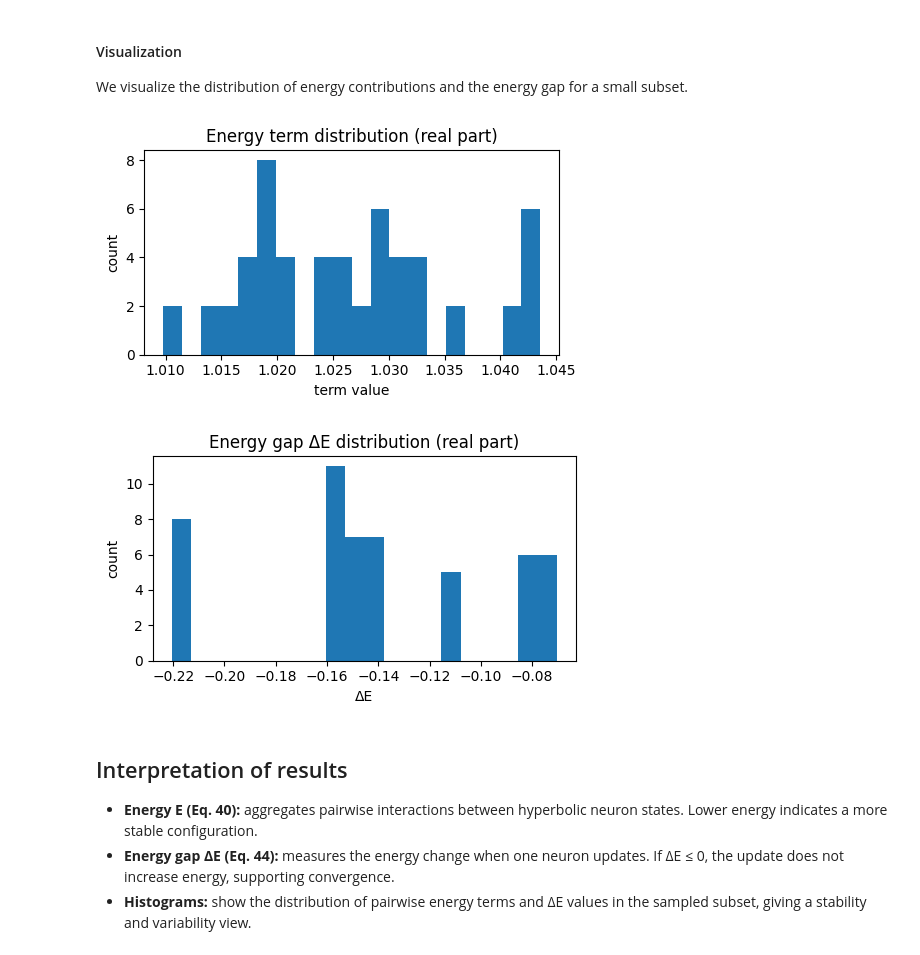
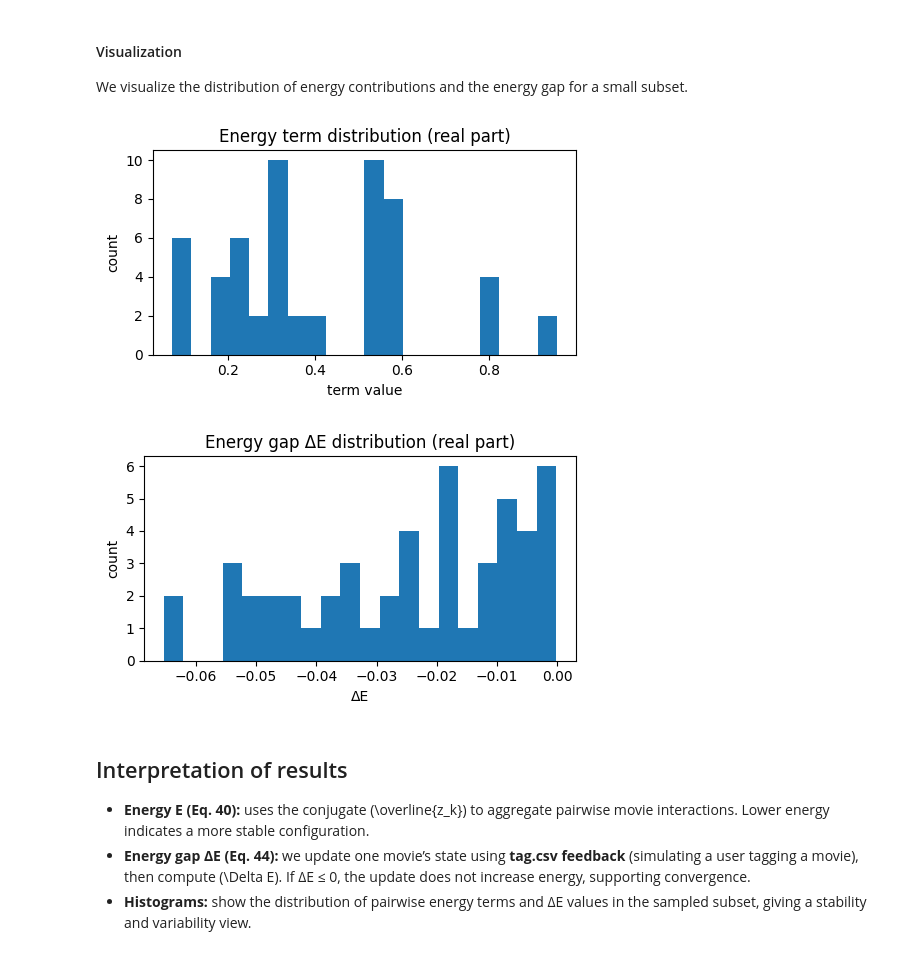
Before and after one commit to yixuan116/MovieLens-with-Restricted-Boltzmann-machine, a Jupyter notebook: notebooks/02_Engy func and gap.ipynb, the cells around one changed output. Cells and saved outputs as stored; diff of their text form; code cells hidden in the pictures.

Commit message:
Update HHNN notebooks with tag feedback and boundary markers.
Made-with: Cursor

```diff
--- a/notebooks/02_Engy func and gap.ipynb
+++ b/notebooks/02_Engy func and gap.ipynb
@@ -152,67 +264,68 @@ Energy gap ΔE (real part): -0.15728784507733096
 We visualize the distribution of energy contributions and the energy gap for a small subset.
 # %%
 # Visualize energy contributions for each pair (k,j)
-K = 8
-A_k = A[:K]
-B_k = B[:K]
+K = min(8, len(movie_ids))
+idx = np.arange(K)
 
 pair_terms = []
 for k in range(K):
     for j in range(K):
         if j == k:
             continue
-        # contribution to energy (real part)
-        a1, b1 = A_k[k], B_k[k]
+        # contribution to energy (real part) using conjugate
+        a1, b1 = z_real_k[k], -z_unip_k[k]
         a2, b2 = W_real[k, j], W_unip[k, j]
-        a3, b3 = A_k[j], B_k[j]
-        r12 = a1 * a2 + b1 * b2
-        u12 = a1 * b2 + b1 * a2
-        r123 = r12 * a3 + u12 * b3
+        a3, b3 = z_real_k[j], z_unip_k[j]
+        r12, u12 = hmul(a1, b1, a2, b2)
+        r123, _ = hmul(r12, u12, a3, b3)
         pair_terms.append(r123)
 
 plt.figure(figsize=(5, 3))
 plt.hist(pair_terms, bins=20)
 plt.title("Energy term distribution (real part)")
 plt.xlabel("term value")
 plt.ylabel("count")
 plt.tight_layout()
 plt.show()
 
-# Visualize energy gap for multiple random flips
+# Visualize energy gap for multiple random tag-based updates
 np.random.seed(42)
 energy_gaps = []
 for l in np.random.choice(range(K), size=50, replace=True):
     I_real = 0.0
     I_unip = 0.0
     for j in range(K):
         if j == l:
             continue
         a2, b2 = W_real[l, j], W_unip[l, j]
-        a3, b3 = A_k[j], B_k[j]
-        r23 = a2 * a3 + b2 * b3
-        u23 = a2 * b3 + b2 * a3
+        a3, b3 = z_real_k[j], z_unip_k[j]
+        r23, u23 = hmul(a2, b2, a3, b3)
         I_real += r23
         I_unip += u23
 
-    z_r, z_u = A_k[l], B_k[l]
-    z_prime_r, z_prime_u = z_r, -z_u
-    zI_r = z_r * I_real + z_u * I_unip
-    zIprime_r = z_prime_r * I_real + z_prime_u * I_unip
+    z_r, z_u = z_real_k[l], z_unip_k[l]
+    # small random feedback strength (simulating tag feedback)
+    fb = np.random.uniform(0.0, 1.0)
+    delta = 0.3 * fb * abs(z_r)
+    z_prime_u = adjust_unipotent(z_r, z_u, delta)
+
+    zI_r = z_r * I_real - z_u * I_unip
+    zIprime_r = z_r * I_real - z_prime_u * I_unip
     energy_gaps.append(zIprime_r - zI_r)
 
 plt.figure(figsize=(5, 3))
 plt.hist(energy_gaps, bins=20)
 plt.title("Energy gap ΔE distribution (real part)")
 plt.xlabel("ΔE")
 plt.ylabel("count")
 plt.tight_layout()
 plt.show()
 # %% [output]
-[figure, old version]
+[figure, new version]
-[figure, old version]
+[figure, new version]
 # %% [markdown]
 ## Interpretation of results
 
-- **Energy E (Eq. 40):** aggregates pairwise interactions between hyperbolic neuron states. Lower energy indicates a more stable configuration.
-- **Energy gap ΔE (Eq. 44):** measures the energy change when one neuron updates. If ΔE ≤ 0, the update does not increase energy, supporting convergence.
+- **Energy E (Eq. 40):** uses the conjugate \(\overline{z_k}\) to aggregate pairwise movie interactions. Lower energy indicates a more stable configuration.
+- **Energy gap ΔE (Eq. 44):** we update one movie’s state using **tag.csv feedback** (simulating a user tagging a movie), then compute \(\Delta E\). If ΔE ≤ 0, the update does not increase energy, supporting convergence.
 - **Histograms:** show the distribution of pairwise energy terms and ΔE values in the sampled subset, giving a stability and variability view.
```
Also changed, not shown: parts of 7 cells of this notebook, 2 other files.
